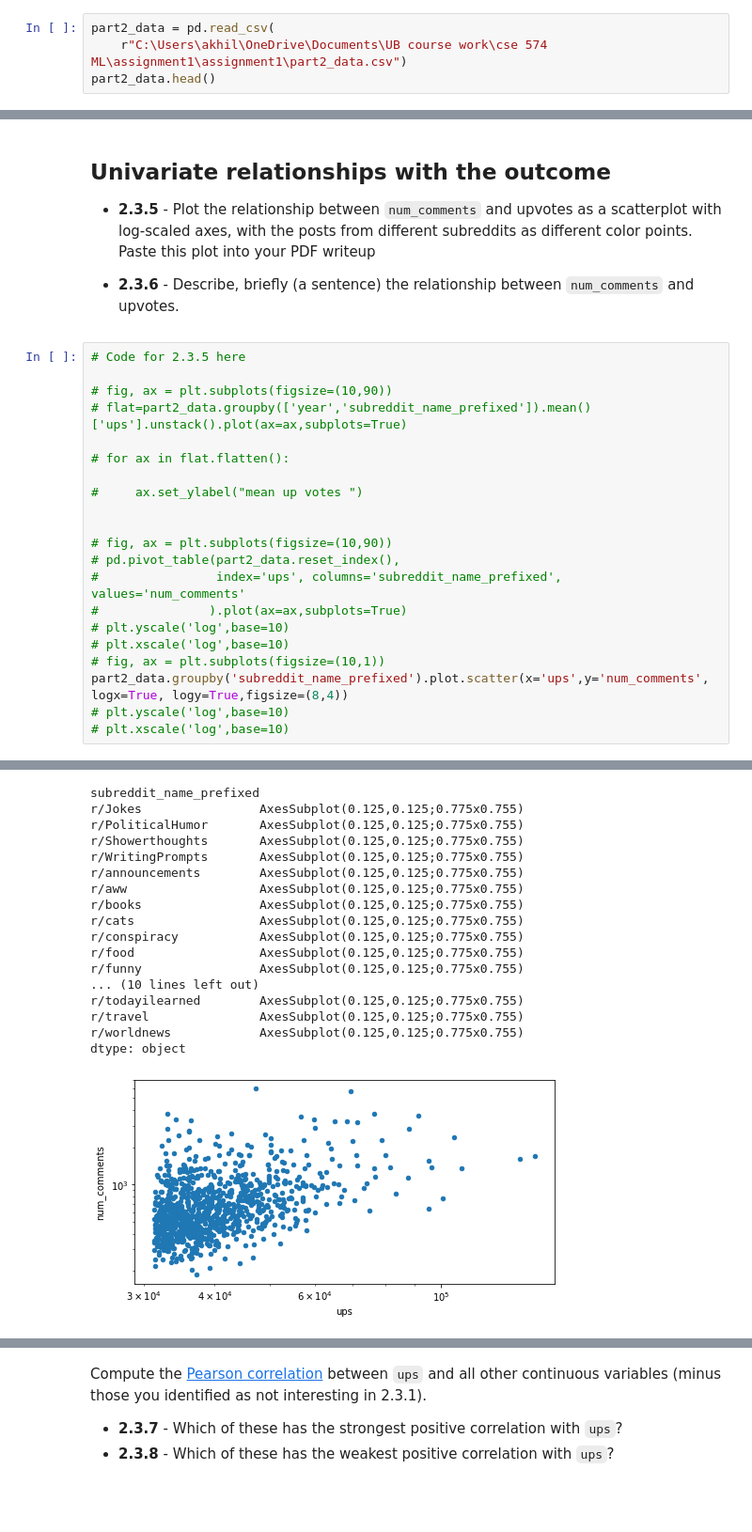
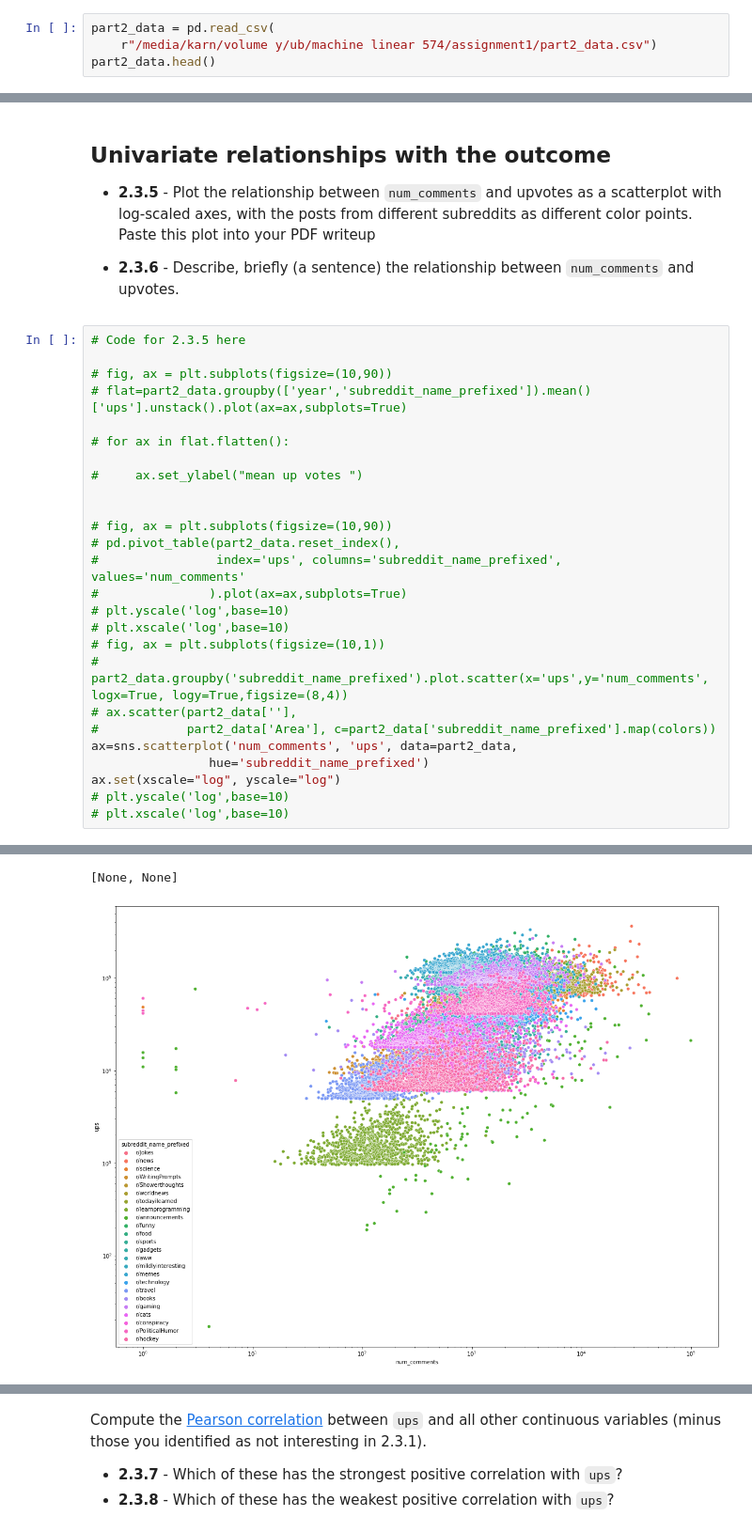
Before and after one commit to IAM-RAAVAAN/ml-project, a Jupyter notebook: assignment_1_474_s22_working.ipynb, the cells around one changed output, grey strips where cells are left out. Shown at 94% size. Saved outputs shown, nothing was run; the diff lists cells and outputs as text; blank space fills up the shorter version.

```diff
--- a/assignment_1_474_s22_working.ipynb
+++ b/assignment_1_474_s22_working.ipynb
@@ -194,7 +190,7 @@
 **Part 2 data consists of the top 1000 (ish) posts from 24 different subreddits**.
 # %%
 part2_data = pd.read_csv(
-    r"C:\Users\akhil\OneDrive\Documents\UB course work\cse 574 ML\assignment1\assignment1\part2_data.csv")
+    r"/media/karn/volume y/ub/machine linear 574/assignment1/part2_data.csv")
 part2_data.head()
 # %% [output]
 |  | created_utc | is_crosspostable | is_self | is_video | locked | media_only | over_18 | score | subreddit_id | ... |
@@ -549,7 +545,12 @@ Finally, let's look at our remaining variables, which are categorical. One of th
 # plt.yscale('log',base=10)
 # plt.xscale('log',base=10)
 # fig, ax = plt.subplots(figsize=(10,1))
-part2_data.groupby('subreddit_name_prefixed').plot.scatter(x='ups',y='num_comments', logx=True, logy=True,figsize=(8,4))
+# part2_data.groupby('subreddit_name_prefixed').plot.scatter(x='ups',y='num_comments', logx=True, logy=True,figsize=(8,4))
+# ax.scatter(part2_data[''],
+#            part2_data['Area'], c=part2_data['subreddit_name_prefixed'].map(colors))
+ax=sns.scatterplot('num_comments', 'ups', data=part2_data,
+                hue='subreddit_name_prefixed')
+ax.set(xscale="log", yscale="log")
 # plt.yscale('log',base=10)
 # plt.xscale('log',base=10)
 # %% [output]
@@ -557,18 +558,2 @@ More than 20 figures have been opened. Figures created through the pyplot interf
-subreddit_name_prefixed
-r/Jokes                AxesSubplot(0.125,0.125;0.775x0.755)
-r/PoliticalHumor       AxesSubplot(0.125,0.125;0.775x0.755)
-r/Showerthoughts       AxesSubplot(0.125,0.125;0.775x0.755)
-r/WritingPrompts       AxesSubplot(0.125,0.125;0.775x0.755)
-r/announcements        AxesSubplot(0.125,0.125;0.775x0.755)
-r/aww                  AxesSubplot(0.125,0.125;0.775x0.755)
-r/books                AxesSubplot(0.125,0.125;0.775x0.755)
-r/cats                 AxesSubplot(0.125,0.125;0.775x0.755)
-r/conspiracy           AxesSubplot(0.125,0.125;0.775x0.755)
-r/food                 AxesSubplot(0.125,0.125;0.775x0.755)
-r/funny                AxesSubplot(0.125,0.125;0.775x0.755)
-... (10 lines left out)
-r/todayilearned        AxesSubplot(0.125,0.125;0.775x0.755)
-r/travel               AxesSubplot(0.125,0.125;0.775x0.755)
-r/worldnews            AxesSubplot(0.125,0.125;0.775x0.755)
-dtype: object
+[None, None]
-[figure, old version]
+[figure, new version]
```
Also changed, not shown: parts of 6 cells of this notebook, 3 other files.
